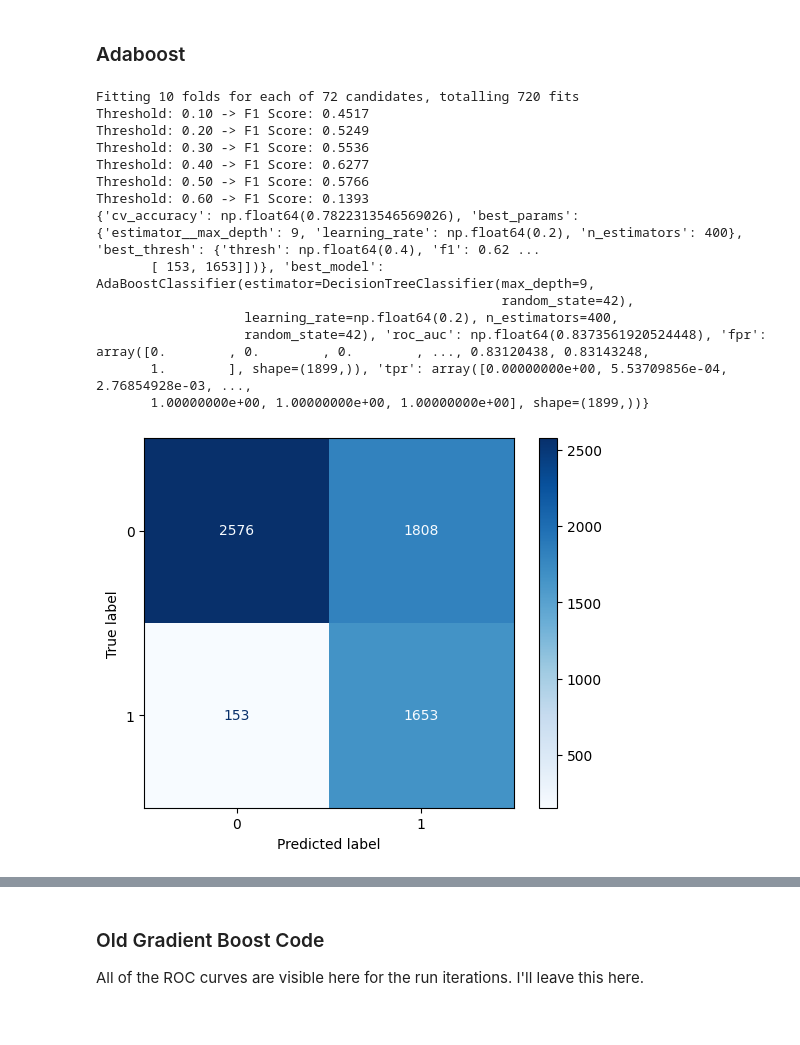
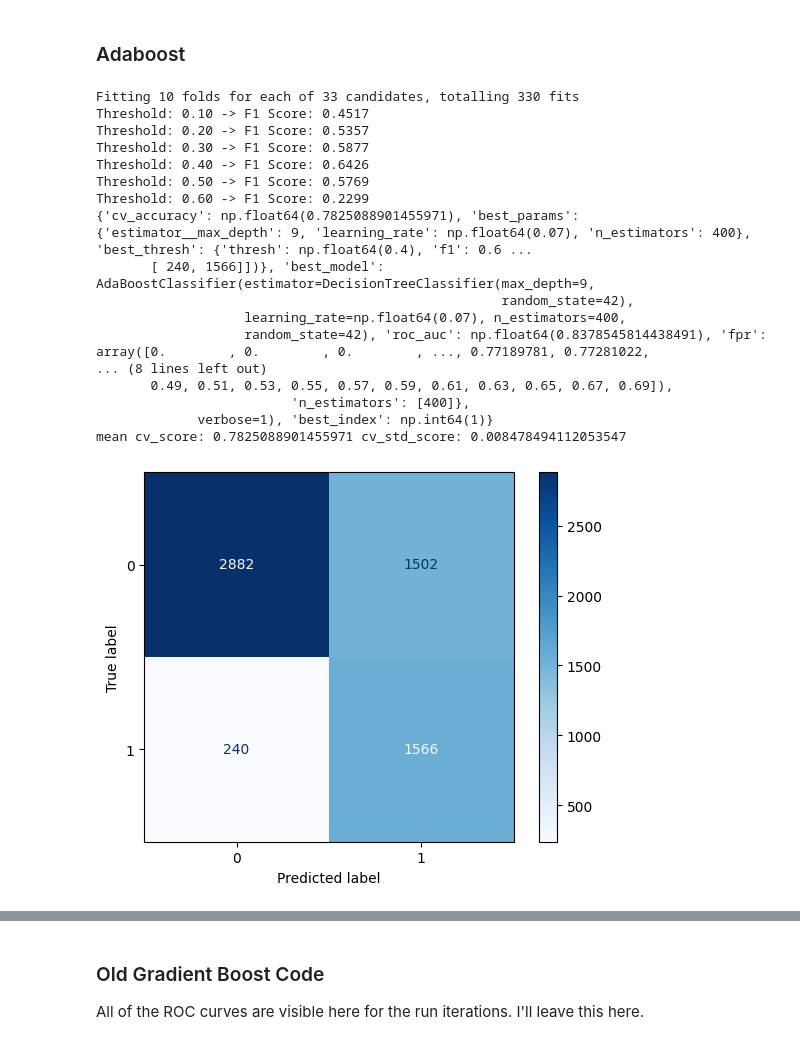
Before and after one commit to zarahtau/kickstarter-project-success-predictions, a Jupyter notebook: decision_tree/classification_tree.ipynb, the cells around one changed output, grey strips where cells are left out. Cells and saved outputs as stored; diff of their text form; code cells hidden in the pictures.

Commit message:
tuning progress for all models

```diff
--- a/decision_tree/classification_tree.ipynb
+++ b/decision_tree/classification_tree.ipynb
@@ -317,54 +346,65 @@ def grid_search_roc_auc_adaboost_tree(X, y, param_grid, cv=10, random_state=42):
         'best_model': best_model,
         'roc_auc': roc_auc,
         'fpr': fpr,
-        'tpr': tpr
+        'tpr': tpr,
+        'grid': grid,
+        'best_index': grid.best_index_
     }
 # %%
 ada_boost_param_grid = {
-    'estimator__max_depth': range(4, 10),  # Tuning the depth of the DecisionTree
-    'n_estimators': [200, 400, 600],  # Number of estimators in AdaBoost
-    'learning_rate': np.arange(0.2, 1.0, 0.2),  # Learning rate of AdaBoost
+    'estimator__max_depth': [9],#range(7, 12),  # Tuning the depth of the DecisionTree
+    'n_estimators': [400],  # Number of estimators in AdaBoost
+    'learning_rate': np.arange(0.05, 0.7, 0.02),  # Learning rate of AdaBoost
+    #'estimator__min_samples_leaf': range(6, 7, 1)
 }
 
 #def grid_search_roc_auc_tree(X, y, param_grid, cv=10, random_state=42, return_feature_importance=False, return_cv_scores=False):
 
 result_ada_boost = grid_search_roc_auc_adaboost_tree(X, y, param_grid=ada_boost_param_grid)
 
 print(result_ada_boost)
+
+best_model_index = result_ada_boost['best_index']
+print(f"mean cv_score: {result_ada_boost['grid'].cv_results_['mean_test_score'][best_model_index]} cv_std_score: {result_ada_boost['grid'].cv_results_['std_test_score'][best_model_index]}")
+
+
 
 
 #confusion matrix
 disp = ConfusionMatrixDisplay(confusion_matrix=result_ada_boost['best_thresh']['confusion_matrix'], display_labels=[0, 1])
 disp.plot(cmap='Blues')
 
 #roc graph
 plt.figure()
 plt.plot(result_ada_boost['fpr'], result_ada_boost['tpr'], color='darkorange', lw=2, label=f'ROC AUC = {result_ada_boost['roc_auc']:.2f}')
 plt.plot([0, 1], [0, 1], color='navy', linestyle='--')
 plt.xlim([0.0, 1.0])
 plt.ylim([0.0, 1.05])
 plt.xlabel('False Positive Rate')
 plt.ylabel('True Positive Rate')
 plt.title('ROC Curve')
 plt.legend(loc="lower right")
 plt.grid()
 plt.show()
 # %% [output]
-Fitting 10 folds for each of 72 candidates, totalling 720 fits
+Fitting 10 folds for each of 33 candidates, totalling 330 fits
 Threshold: 0.10 -> F1 Score: 0.4517
-Threshold: 0.20 -> F1 Score: 0.5249
-Threshold: 0.30 -> F1 Score: 0.5536
-Threshold: 0.40 -> F1 Score: 0.6277
-Threshold: 0.50 -> F1 Score: 0.5766
-Threshold: 0.60 -> F1 Score: 0.1393
-{'cv_accuracy': np.float64(0.7822313546569026), 'best_params': {'estimator__max_depth': 9, 'learning_rate': np.float64(0.2), 'n_estimators': 400}, 'best_thresh': {'thresh': np.float64(0.4), 'f1': 0.62 ...
-       [ 153, 1653]])}, 'best_model': AdaBoostClassifier(estimator=DecisionTreeClassifier(max_depth=9,
+Threshold: 0.20 -> F1 Score: 0.5357
+Threshold: 0.30 -> F1 Score: 0.5877
+Threshold: 0.40 -> F1 Score: 0.6426
+Threshold: 0.50 -> F1 Score: 0.5769
+Threshold: 0.60 -> F1 Score: 0.2299
+{'cv_accuracy': np.float64(0.7825088901455971), 'best_params': {'estimator__max_depth': 9, 'learning_rate': np.float64(0.07), 'n_estimators': 400}, 'best_thresh': {'thresh': np.float64(0.4), 'f1': 0.6 ...
+       [ 240, 1566]])}, 'best_model': AdaBoostClassifier(estimator=DecisionTreeClassifier(max_depth=9,
                                                     random_state=42),
-                   learning_rate=np.float64(0.2), n_estimators=400,
-                   random_state=42), 'roc_auc': np.float64(0.8373561920524448), 'fpr': array([0.        , 0.        , 0.        , ..., 0.83120438, 0.83143248,
-       1.        ], shape=(1899,)), 'tpr': array([0.00000000e+00, 5.53709856e-04, 2.76854928e-03, ...,
-       1.00000000e+00, 1.00000000e+00, 1.00000000e+00], shape=(1899,))}
+                   learning_rate=np.float64(0.07), n_estimators=400,
+                   random_state=42), 'roc_auc': np.float64(0.8378545814438491), 'fpr': array([0.        , 0.        , 0.        , ..., 0.77189781, 0.77281022,
+... (8 lines left out)
+       0.49, 0.51, 0.53, 0.55, 0.57, 0.59, 0.61, 0.63, 0.65, 0.67, 0.69]),
+                         'n_estimators': [400]},
+             verbose=1), 'best_index': np.int64(1)}
+mean cv_score: 0.7825088901455971 cv_std_score: 0.008478494112053547
-[figure, old version]
+[figure, new version]
 [figure]
 # %% [markdown]
 ### Old Gradient Boost Code ###
```
Also changed, not shown: parts of 9 cells of this notebook.
